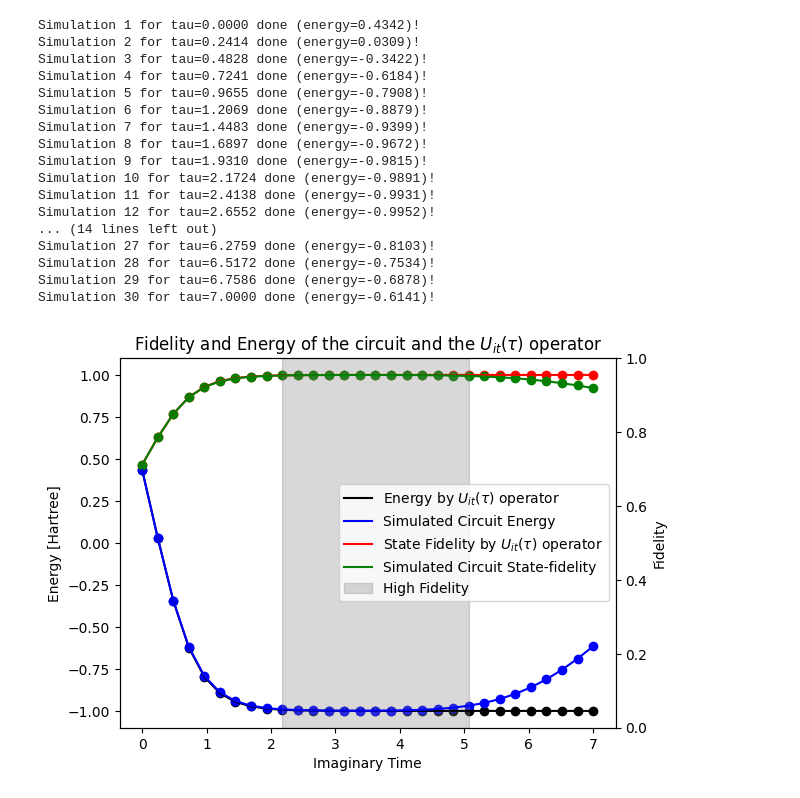
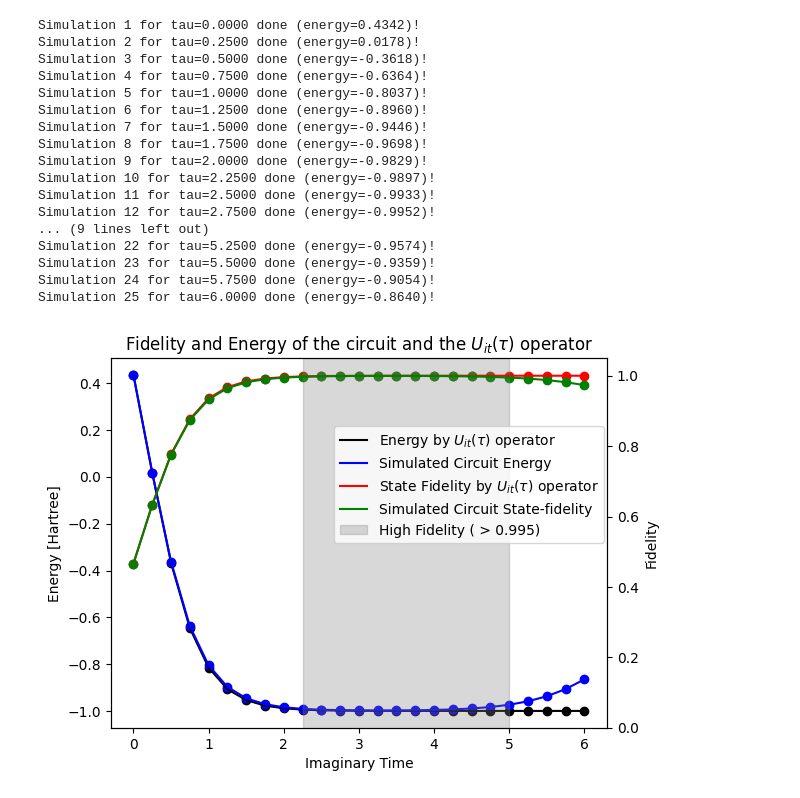
Before and after one commit to GiovanniZago/ImaginaryTimeEvolution, a Jupyter notebook: project/graph_makers/fig4.ipynb, the cells around one changed output. Saved outputs shown, nothing was run; the diff lists cells and outputs as text; code cells hidden in the pictures.

```diff
--- a/project/graph_makers/fig4.ipynb
+++ b/project/graph_makers/fig4.ipynb
@@ -21,7 +21,7 @@ def get_circuit_results(m, taus):
 
     return energies, states
 # %%
-taus = np.linspace(0, 7, 6)
+taus = np.linspace(0, 6, 25)
 M = 4
 ham = H2QCircuit.get_hamilt_op(None).to_matrix()
 psi0 = np.ones(4) * 0.5
@@ -36,48 +36,48 @@ for i, tau in enumerate(taus):
     energies_op[i] = get_energy(final, ham)
 # %% [output]
 Simulation 1 for tau=0.0000 done (energy=0.4342)!
-Simulation 2 for tau=0.2414 done (energy=0.0309)!
-Simulation 3 for tau=0.4828 done (energy=-0.3422)!
-Simulation 4 for tau=0.7241 done (energy=-0.6184)!
-Simulation 5 for tau=0.9655 done (energy=-0.7908)!
-Simulation 6 for tau=1.2069 done (energy=-0.8879)!
-Simulation 7 for tau=1.4483 done (energy=-0.9399)!
-Simulation 8 for tau=1.6897 done (energy=-0.9672)!
-Simulation 9 for tau=1.9310 done (energy=-0.9815)!
-Simulation 10 for tau=2.1724 done (energy=-0.9891)!
-Simulation 11 for tau=2.4138 done (energy=-0.9931)!
-Simulation 12 for tau=2.6552 done (energy=-0.9952)!
-... (14 lines left out)
-Simulation 27 for tau=6.2759 done (energy=-0.8103)!
-Simulation 28 for tau=6.5172 done (energy=-0.7534)!
-Simulation 29 for tau=6.7586 done (energy=-0.6878)!
-Simulation 30 for tau=7.0000 done (energy=-0.6141)!
+Simulation 2 for tau=0.2500 done (energy=0.0178)!
+Simulation 3 for tau=0.5000 done (energy=-0.3618)!
+Simulation 4 for tau=0.7500 done (energy=-0.6364)!
+Simulation 5 for tau=1.0000 done (energy=-0.8037)!
+Simulation 6 for tau=1.2500 done (energy=-0.8960)!
+Simulation 7 for tau=1.5000 done (energy=-0.9446)!
+Simulation 8 for tau=1.7500 done (energy=-0.9698)!
+Simulation 9 for tau=2.0000 done (energy=-0.9829)!
+Simulation 10 for tau=2.2500 done (energy=-0.9897)!
+Simulation 11 for tau=2.5000 done (energy=-0.9933)!
+Simulation 12 for tau=2.7500 done (energy=-0.9952)!
+... (9 lines left out)
+Simulation 22 for tau=5.2500 done (energy=-0.9574)!
+Simulation 23 for tau=5.5000 done (energy=-0.9359)!
+Simulation 24 for tau=5.7500 done (energy=-0.9054)!
+Simulation 25 for tau=6.0000 done (energy=-0.8640)!
 # %%
 
 colors = ["black", "blue", "red", "green"]
 
-plt.plot(taus, energies_op, label=r"Energy by $U_{it}(\tau)$ operator", color=colors[0]);
+plot1 = plt.plot(taus, energies_op, label=r"Energy by $U_{it}(\tau)$ operator", color=colors[0]);
 plt.scatter(taus, energies_op, color=colors[0]);
-plt.plot(taus, energies, label="Simulated Circuit Energy", color=colors[1]);
+plot2 = plt.plot(taus, energies, label="Simulated Circuit Energy", color=colors[1]);
 plt.scatter(taus, energies, color=colors[1]);
-plt.plot(taus, np.array(fids_op), label=r"State Fidelity by $U_{it}(\tau)$ operator", color=colors[2]);
-plt.scatter(taus, np.array(fids_op), color=colors[2]);
-plt.plot(taus, np.array(fids_alg), label="Simulated Circuit State-fidelity", color=colors[3]);
-plt.scatter(taus, np.array(fids_alg), color=colors[3]);
 
-first_high_fid = np.where(fids_alg > 0.995)[0][0]
-last_high_fid = len(fids_alg) - np.where(fids_alg[::-1] > 0.995)[0][0]
-plt.axvspan(taus[first_high_fid], taus[last_high_fid], alpha=0.3, color='gray', label="High Fidelity")
 plt.xlabel(r"Imaginary Time")
 plt.ylabel(r"Energy [Hartree]")
-plt.legend();
 
 y2 = plt.gca().twinx()
-y2.set_ylim(0, 1)
+y2.set_ylim(0, 1.05)
 y2.set_yticks(np.arange(0, 1.1, 0.2))
 y2.set_yticklabels([f"{x:.1f}" for x in np.arange(0, 1.1, 0.2)])
 y2.set_ylabel("Fidelity")
+plot3 = plt.plot(taus, np.array(fids_op), label=r"State Fidelity by $U_{it}(\tau)$ operator", color=colors[2]);
+plt.scatter(taus, np.array(fids_op), color=colors[2]);
+plot4 = plt.plot(taus, np.array(fids_alg), label="Simulated Circuit State-fidelity", color=colors[3]);
+plt.scatter(taus, np.array(fids_alg), color=colors[3]);
+first_high_fid = np.where(fids_alg > 0.995)[0][0]
+last_high_fid = len(fids_alg) - np.where(fids_alg[::-1] > 0.995)[0][0]
+plot5 = plt.axvspan(taus[first_high_fid], taus[last_high_fid], alpha=0.3, color='gray', label="High Fidelity ( > 0.995)")
+plt.legend(loc=(0.45, 0.5), handles=[plot1[0], plot2[0], plot3[0], plot4[0], plot5])
 
 plt.title(r"Fidelity and Energy of the circuit and the $U_{it}(\tau)$ operator");
 # %% [output]
-[figure, old version]
+[figure, new version]
```
Also changed, not shown: 3 other files.
